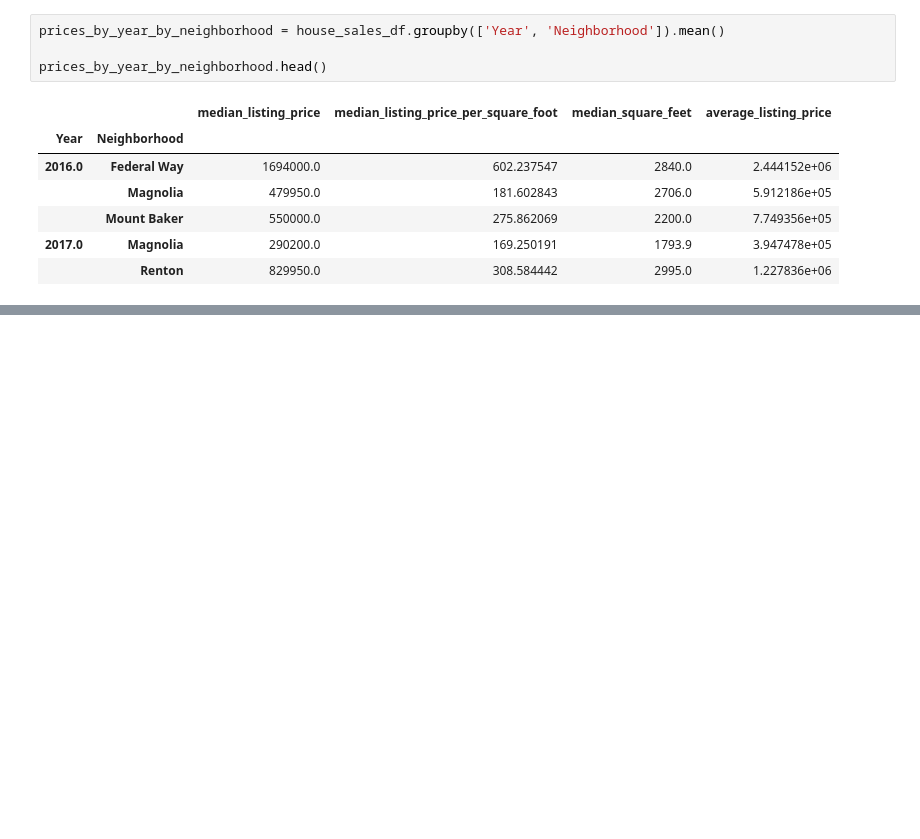
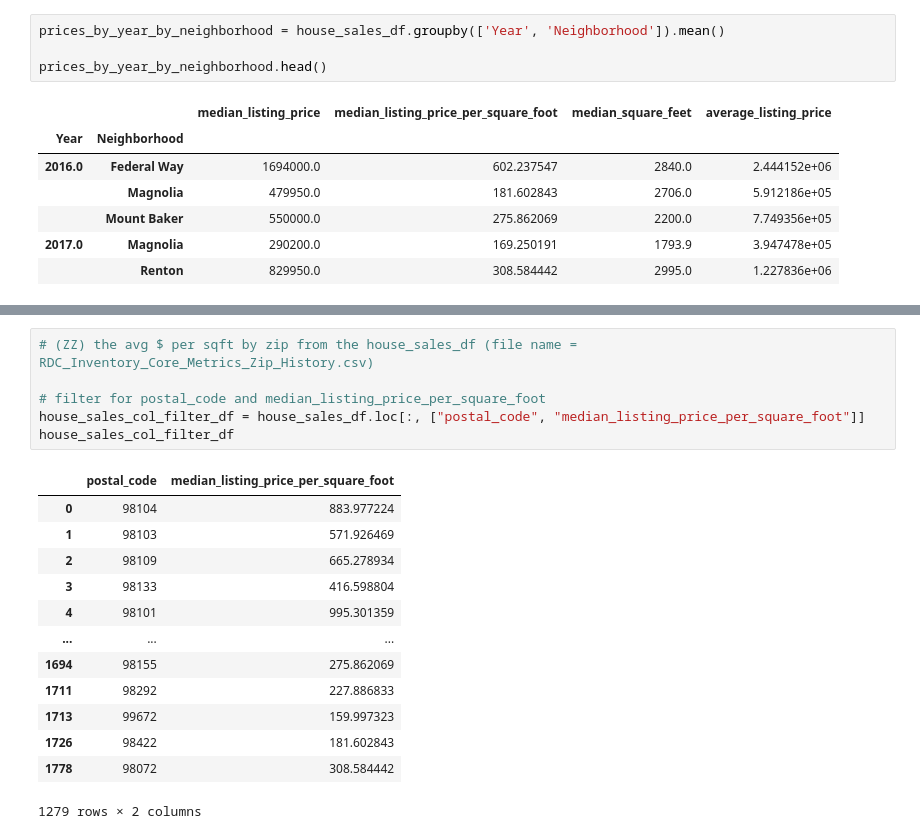
Before and after one commit to NehaJantre/1-Rental-Income-Home-Evaluator-Application, a Jupyter notebook: main.ipynb, the cells around one changed output, grey strips where cells are left out. Cells and saved outputs as stored; diff of their text form; blank space fills up the shorter version.

```diff
--- a/main.ipynb
+++ b/main.ipynb
@@ -346,0 +380,20 @@ price_per_sq_foot
+# %%
+# (ZZ) the avg $ per sqft by zip from the house_sales_df (file name = RDC_Inventory_Core_Metrics_Zip_History.csv)
+
+# filter for postal_code and median_listing_price_per_square_foot
+house_sales_col_filter_df = house_sales_df.loc[:, ["postal_code", "median_listing_price_per_square_foot"]]
+house_sales_col_filter_df
+# %% [output]
+|  | postal_code | median_listing_price_per_square_foot |
+| 0 | 98104 | 883.977224 |
+| 1 | 98103 | 571.926469 |
+| 2 | 98109 | 665.278934 |
+| 3 | 98133 | 416.598804 |
+| 4 | 98101 | 995.301359 |
+| ... | ... | ... |
+| 1694 | 98155 | 275.862069 |
+| 1711 | 98292 | 227.886833 |
+| 1713 | 99672 | 159.997323 |
+| 1726 | 98422 | 181.602843 |
+| 1778 | 98072 | 308.584442 |
+1279 rows × 2 columns
```
Also changed, not shown: parts of 8 cells of this notebook.
